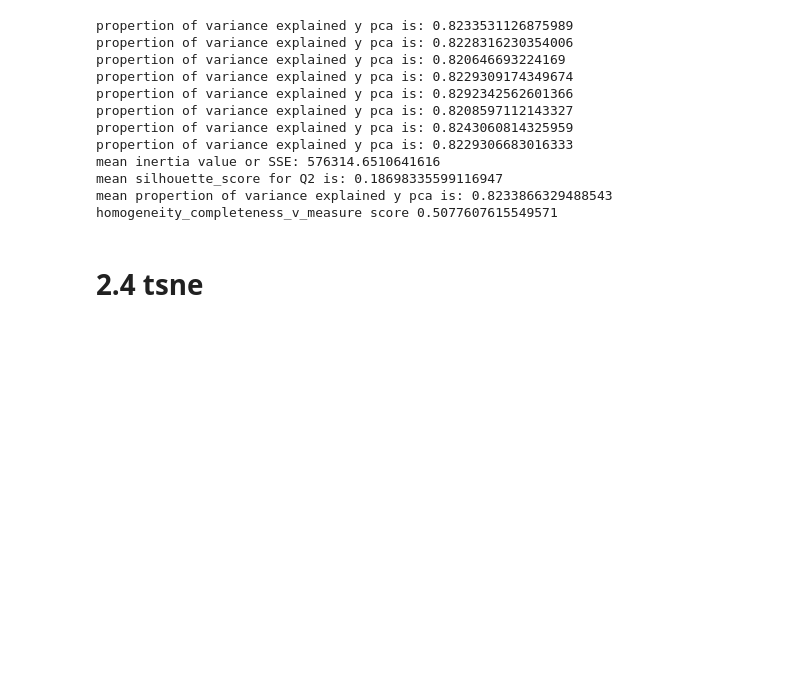
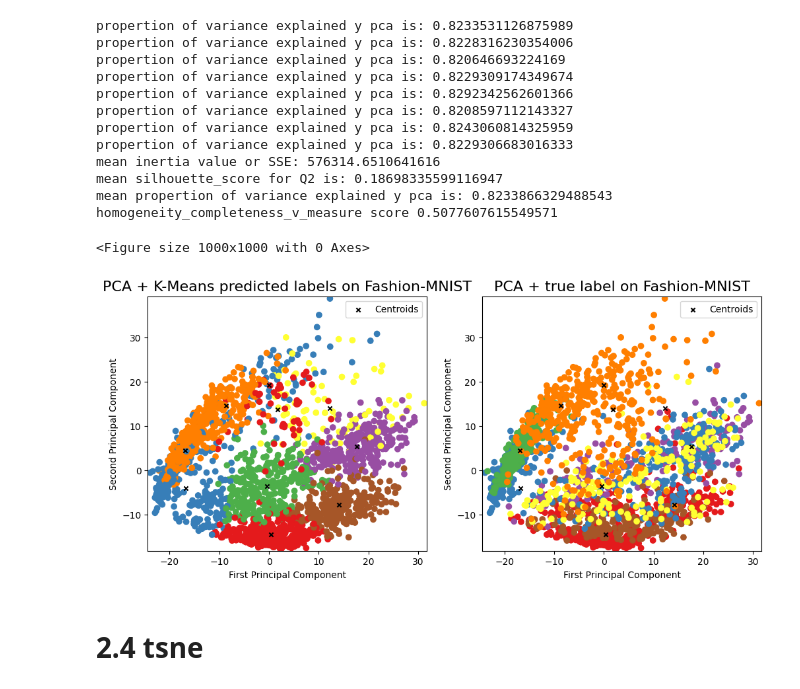
Before and after one commit to Yuyang-Yao/Math_-5750_Project2, a Jupyter notebook: project2.ipynb, the cells around one changed output. Drawn from its saved outputs; the diff is of its cells as text; code cells hidden in the pictures; blank space fills up the shorter version.

```diff
--- a/project2.ipynb
+++ b/project2.ipynb
@@ -770,6 +771,50 @@ mean inertia value or SSE: 576314.6510641616
 mean silhouette_score for Q2 is: 0.18698335599116947
 mean propertion of variance explained y pca is: 0.8233866329488543
 homogeneity_completeness_v_measure score 0.5077607615549571
+# %%
+centroid_PCA_Q2=kmeans_Q2_3.cluster_centers_
+# %%
+plt.figure(figsize=(10,10))
+fig,ax_Q2 = plt.subplots(1, 2, figsize=(12,5))
+
+ax_Q2[0].set_xlim(X_pca_Q2_2[:,0].min()-0.5,X_pca_Q2_2[:,0].max()+0.5) # set PC1 and PC2 axies length
+ax_Q2[0].set_ylim(X_pca_Q2_2[:,1].min()-0.5,X_pca_Q2_2[:,1].max()+0.5)
+
+# Plot Principal Components 1 and 2 in R^2
+ax_Q2[0].scatter(X_pca_Q2_2[:,0], X_pca_Q2_2[:,1], c=kmeans_Q2_3.labels_,  marker="o", cmap=cmap)
+
+# plot centroid
+ax_Q2[0].scatter(centroid_PCA_Q2[:,0], centroid_PCA_Q2[:,1],# this means the first and second entry of the numpy array, PC1 axis (direction) coordiante and PC2 direction coordinate of the centroid
+            c="black", marker="x", s=20, label="Centroids")
+
+
+ax_Q2[0] .set_xlabel('First Principal Component')
+ax_Q2[0] .set_ylabel('Second Principal Component')
+ax_Q2[0].legend()
+ax_Q2[0].set_title('PCA + K-Means predicted labels on Fashion-MNIST', fontsize=16)
+
+# true label with pca, 2nd pic
+
+ax_Q2[1].set_xlim(X_pca_Q2_2[:,0].min()-0.5,X_pca_Q2_2[:,0].max()+0.5) # set PC1 and PC2 axies length
+ax_Q2[1].set_ylim(X_pca_Q2_2[:,1].min()-0.5,X_pca_Q2_2[:,1].max()+0.5)
+
+# Plot Principal Components 1 and 2 in R^2
+ax_Q2[1].scatter(X_pca_Q2_2[:,0], X_pca_Q2_2[:,1], c=y_sample_Q2_2 ,  marker="o", cmap=cmap)
+
+# plot centroid
+ax_Q2[1].scatter(centroid_PCA_Q2[:,0], centroid_PCA_Q2[:,1],# this means the first and second entry of the numpy array, PC1 axis (direction) coordiante and PC2 direction coordinate of the centroid
+            c="black", marker="x", s=20, label="Centroids")
+
+
+ax_Q2[1] .set_xlabel('First Principal Component')
+ax_Q2[1] .set_ylabel('Second Principal Component')
+ax_Q2[1].legend()
+ax_Q2[1].set_title('PCA + true label on Fashion-MNIST', fontsize=16)
+
+plt.show()
+# %% [output]
+<Figure size 1000x1000 with 0 Axes>
+[figure, added]
 # %% [markdown]
 # 2.4 tsne
 # %% [markdown]
```
Also changed, not shown: parts of 6 cells of this notebook.
